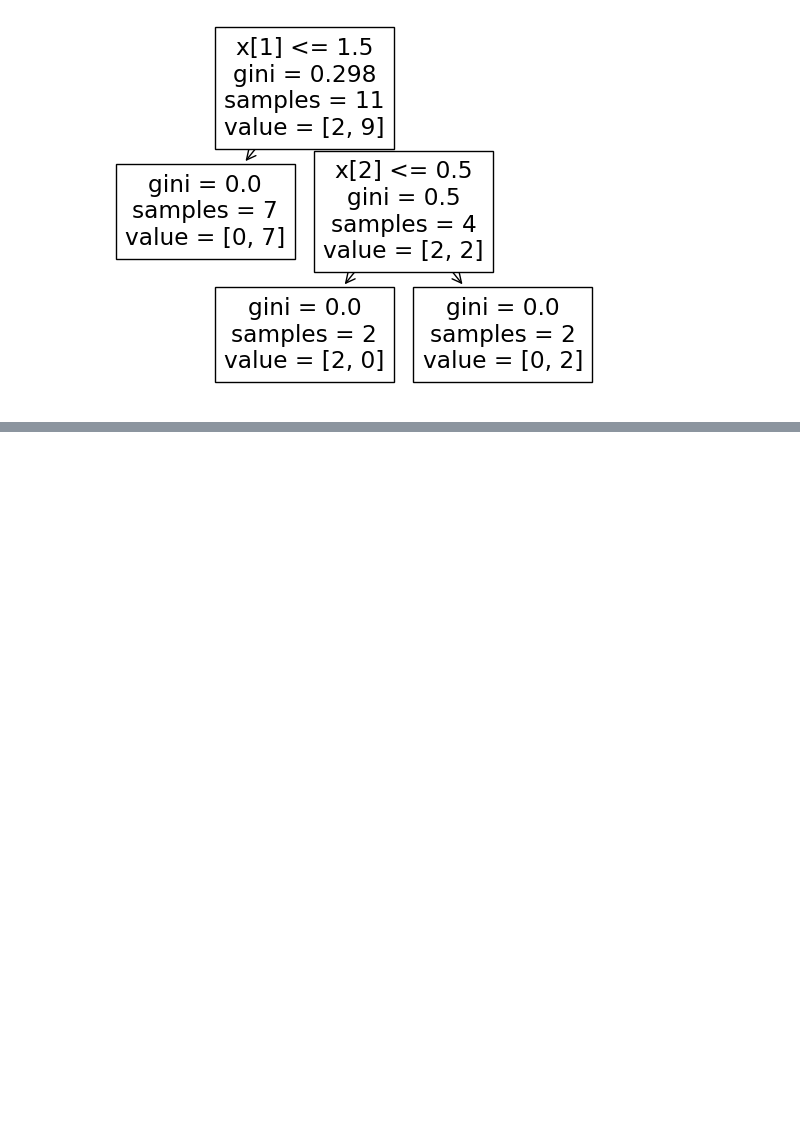
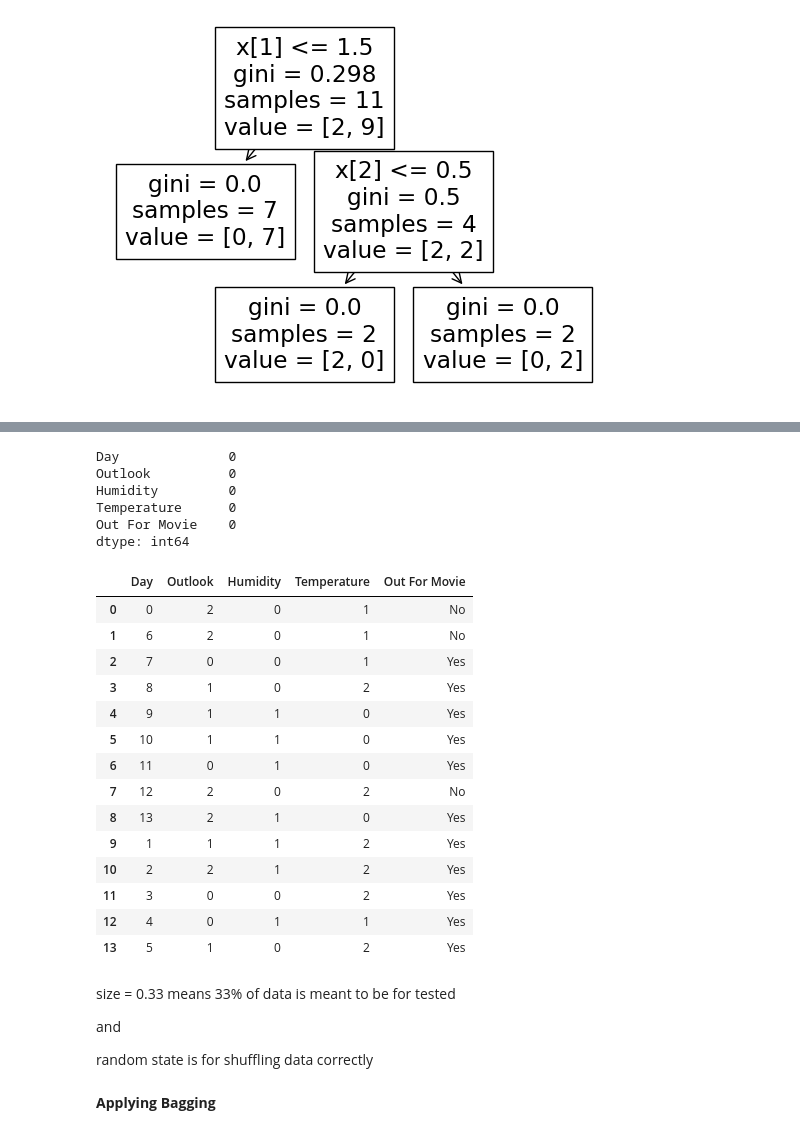
Before and after one commit to MekhzZ/AppliedStatisticsWithPython.ipynb, a Jupyter notebook: DataMining.ipynb, the cells around one changed output, grey strips where cells are left out. Cells and saved outputs as stored; diff of their text form; code cells hidden in the pictures; blank space fills up the shorter version.

```diff
--- a/DataMining.ipynb
+++ b/DataMining.ipynb
@@ -333,0 +340,2 @@ tree.plot_tree(gini_model)
+# %%
+movie = pd.read_csv('/content/movie_outing.csv')
@@ -333,0 +360,32 @@ tree.plot_tree(gini_model)
+# %%
+movie.isnull().sum()
+# %% [output]
+Day              0
+Outlook          0
+Humidity         0
+Temperature      0
+Out For Movie    0
+dtype: int64
+# %%
+movie['Day'] = le.fit_transform(movie['Day'])
+movie['Humidity'] = le.fit_transform(movie['Humidity'])
+movie['Outlook'] = le.fit_transform(movie['Outlook'])
+movie['Temperature'] = le.fit_transform(movie['Temperature'])
+# %%
+movie
+# %% [output]
+|  | Day | Outlook | Humidity | Temperature | Out For Movie |
+| 0 | 0 | 2 | 0 | 1 | No |
+| 1 | 6 | 2 | 0 | 1 | No |
+| 2 | 7 | 0 | 0 | 1 | Yes |
+| 3 | 8 | 1 | 0 | 2 | Yes |
+| 4 | 9 | 1 | 1 | 0 | Yes |
+| 5 | 10 | 1 | 1 | 0 | Yes |
+| 6 | 11 | 0 | 1 | 0 | Yes |
+| 7 | 12 | 2 | 0 | 2 | No |
+| 8 | 13 | 2 | 1 | 0 | Yes |
+| 9 | 1 | 1 | 1 | 2 | Yes |
+| 10 | 2 | 2 | 1 | 2 | Yes |
+| 11 | 3 | 0 | 0 | 2 | Yes |
+| 12 | 4 | 0 | 1 | 1 | Yes |
+| 13 | 5 | 1 | 0 | 2 | Yes |
@@ -333,0 +397,8 @@ tree.plot_tree(gini_model)
+# %% [markdown]
+size = 0.33 means 33% of data is meant to be for tested
+
+and
+
+random state is for shuffling data correctly
+# %% [markdown]
+**Applying Bagging**
```
Also changed, not shown: parts of 13 cells of this notebook.
